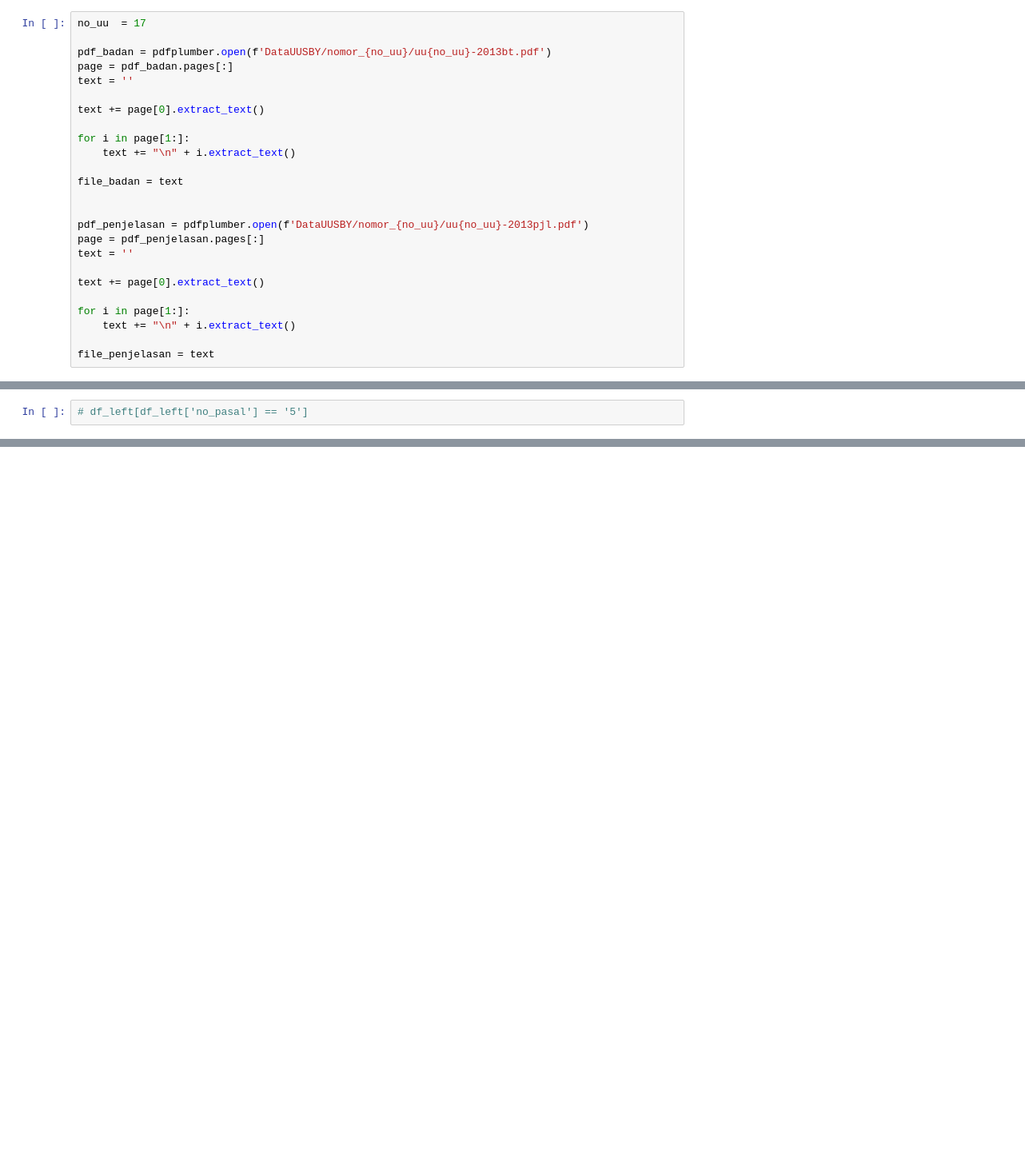
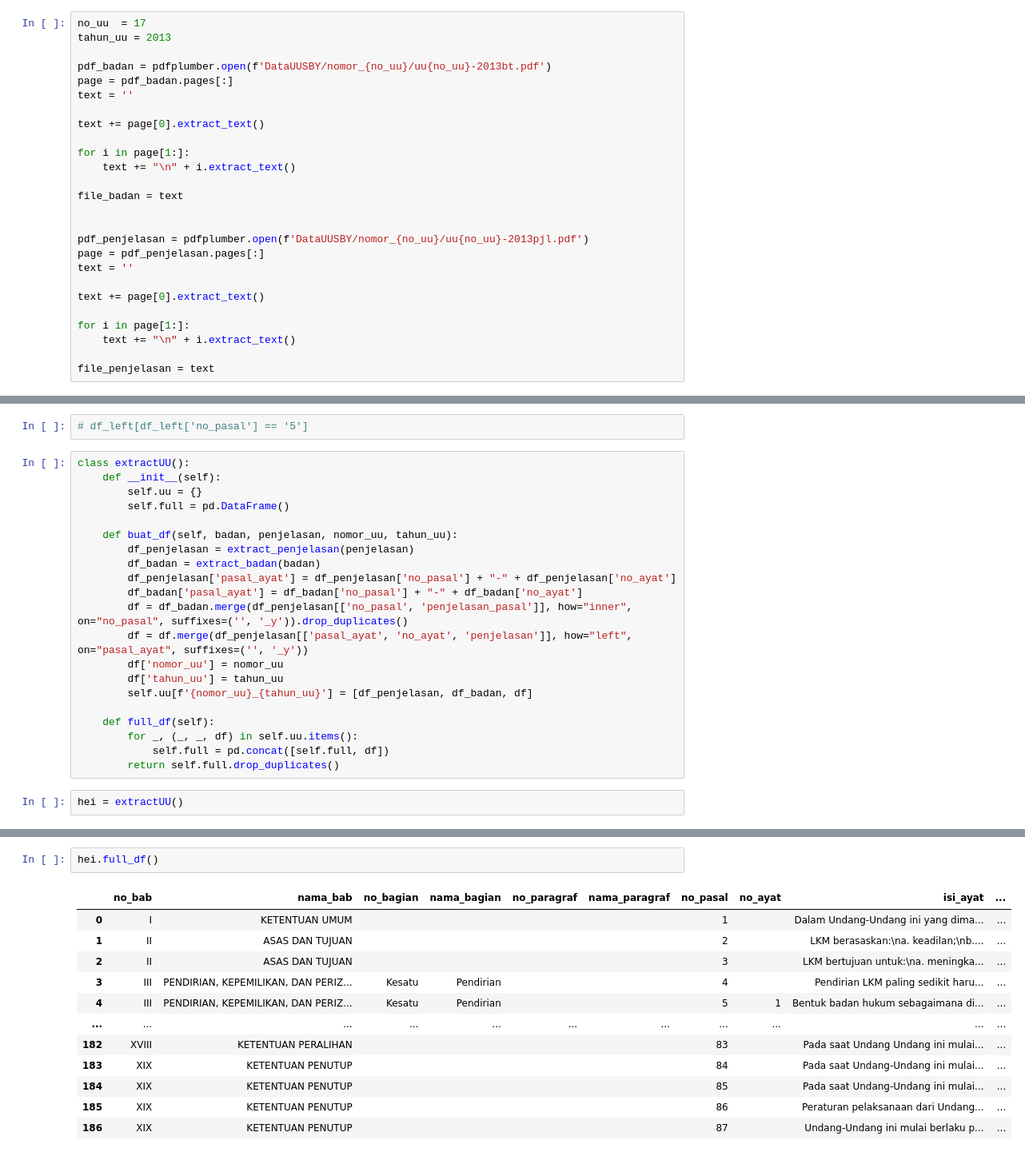
Before and after one commit to LemHS/TransformasiDataTextUU, a Jupyter notebook: uu8-1999.ipynb, the cells around one changed output, grey strips where cells are left out. Shown at 80% size. Cells and saved outputs as stored; diff of their text form; blank space fills up the shorter version.

Commit message:
Menambah class untuk memproses uu

```diff
--- a/uu8-1999.ipynb
+++ b/uu8-1999.ipynb
@@ -26,6 +26,7 @@ import pdfplumber
 #         file_uu.close()
 # %%
 no_uu  = 17
+tahun_uu = 2013
 
 pdf_badan = pdfplumber.open(f'DataUUSBY/nomor_{no_uu}/uu{no_uu}-2013bt.pdf')
 page = pdf_badan.pages[:]
@@ -551,3 +560,26 @@ def ambil_penjelasan_ayat_2(text, no_ayat):
 #     df_left.loc[(df_left['no_pasal'] == pasal) & (df_left['no_ayat'] == ayat), 'no_ayat_y'] = no_ayat
 # %%
 # df_left[df_left['no_pasal'] == '5']
+# %%
+class extractUU():
+    def __init__(self):
+        self.uu = {}
+        self.full = pd.DataFrame()
+
+    def buat_df(self, badan, penjelasan, nomor_uu, tahun_uu):
+        df_penjelasan = extract_penjelasan(penjelasan)
+        df_badan = extract_badan(badan)
+        df_penjelasan['pasal_ayat'] = df_penjelasan['no_pasal'] + "-" + df_penjelasan['no_ayat']
+        df_badan['pasal_ayat'] = df_badan['no_pasal'] + "-" + df_badan['no_ayat']
+        df = df_badan.merge(df_penjelasan[['no_pasal', 'penjelasan_pasal']], how="inner", on="no_pasal", suffixes=('', '_y')).drop_duplicates()
+        df = df.merge(df_penjelasan[['pasal_ayat', 'no_ayat', 'penjelasan']], how="left", on="pasal_ayat", suffixes=('', '_y'))
+        df['nomor_uu'] = nomor_uu
+        df['tahun_uu'] = tahun_uu
+        self.uu[f'{nomor_uu}_{tahun_uu}'] = [df_penjelasan, df_badan, df]
+
+    def full_df(self):
+        for _, (_, _, df) in self.uu.items():
+            self.full = pd.concat([self.full, df])
+        return self.full.drop_duplicates()
+# %%
+hei = extractUU()
@@ -553,0 +626,15 @@ def ambil_penjelasan_ayat_2(text, no_ayat):
+# %%
+hei.full_df()
+# %% [output]
+|  | no_bab | nama_bab | no_bagian | nama_bagian | no_paragraf | nama_paragraf | no_pasal | no_ayat | isi_ayat | ... |
+| 0 | I | KETENTUAN UMUM |  |  |  |  | 1 |  | Dalam Undang-Undang ini yang dima... | ... |
+| 1 | II | ASAS DAN TUJUAN |  |  |  |  | 2 |  | LKM berasaskan:\na. keadilan;\nb.... | ... |
+| 2 | II | ASAS DAN TUJUAN |  |  |  |  | 3 |  | LKM bertujuan untuk:\na. meningka... | ... |
+| 3 | III | PENDIRIAN, KEPEMILIKAN, DAN PERIZ... | Kesatu | Pendirian |  |  | 4 |  | Pendirian LKM paling sedikit haru... | ... |
+| 4 | III | PENDIRIAN, KEPEMILIKAN, DAN PERIZ... | Kesatu | Pendirian |  |  | 5 | 1 | Bentuk badan hukum sebagaimana di... | ... |
+| ... | ... | ... | ... | ... | ... | ... | ... | ... | ... | ... |
+| 182 | XVIII | KETENTUAN PERALIHAN |  |  |  |  | 83 |  | Pada saat Undang Undang ini mulai... | ... |
+| 183 | XIX | KETENTUAN PENUTUP |  |  |  |  | 84 |  | Pada saat Undang-Undang ini mulai... | ... |
+| 184 | XIX | KETENTUAN PENUTUP |  |  |  |  | 85 |  | Pada saat Undang-Undang ini mulai... | ... |
+| 185 | XIX | KETENTUAN PENUTUP |  |  |  |  | 86 |  | Peraturan pelaksanaan dari Undang... | ... |
+| 186 | XIX | KETENTUAN PENUTUP |  |  |  |  | 87 |  | Undang-Undang ini mulai berlaku p... | ... |
```
Also changed, not shown: parts of 5 cells of this notebook, 1 other file.
